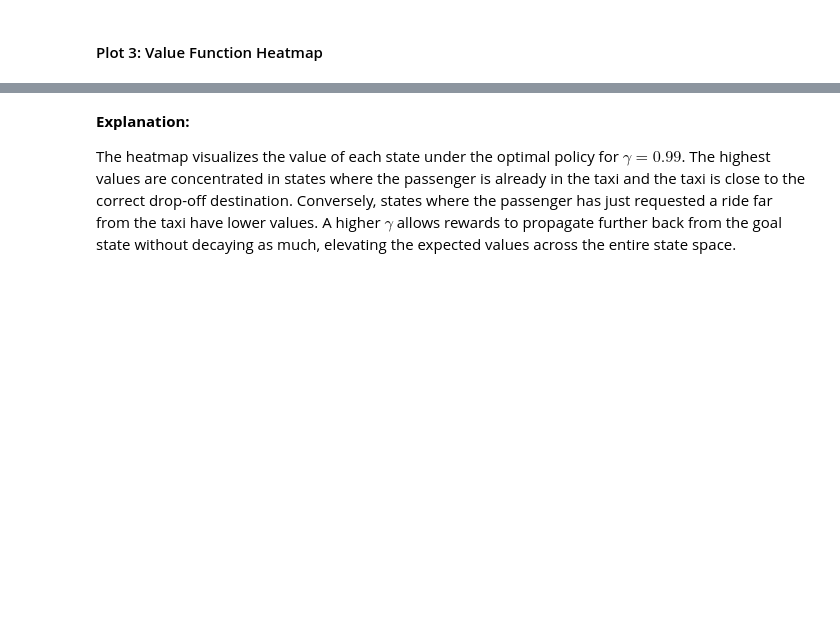
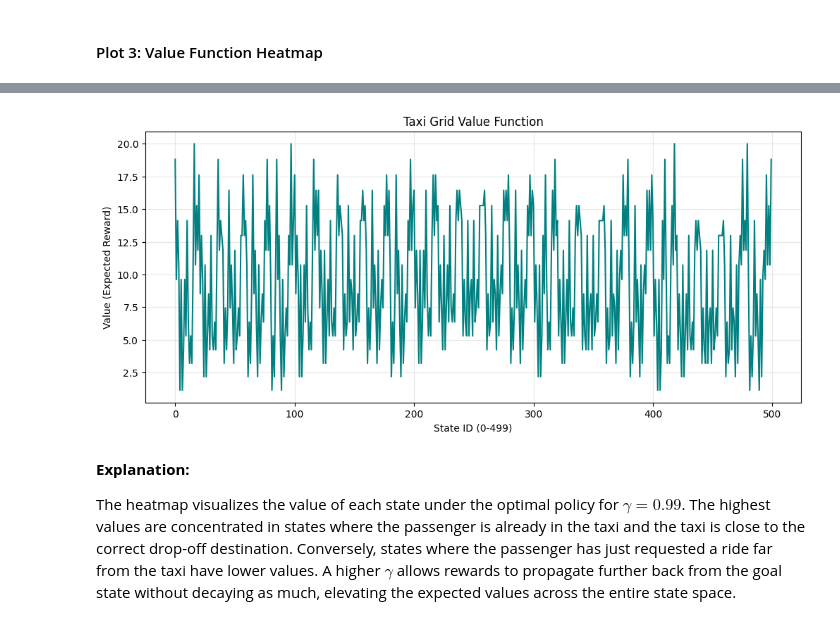
Before and after one commit to MoazGehad/DP_Reinforcement_Learning, a Jupyter notebook: Assignment1_DP_RL.ipynb, the cells around one changed output, grey strips where cells are left out. Cells and saved outputs as stored; diff of their text form; code cells hidden in the pictures; blank space fills up the shorter version.

```diff
--- a/Assignment1_DP_RL.ipynb
+++ b/Assignment1_DP_RL.ipynb
@@ -691,3 +765,8 @@ vis.plot_value_function(
+# %%
+# all 500 states
+vis.plot_value_function(v_taxi, title='Taxi Grid Value Function')
+# %% [output]
+[figure, added]
 # %% [markdown]
 **Explanation:**
 
```
Also changed, not shown: parts of 14 cells of this notebook.
